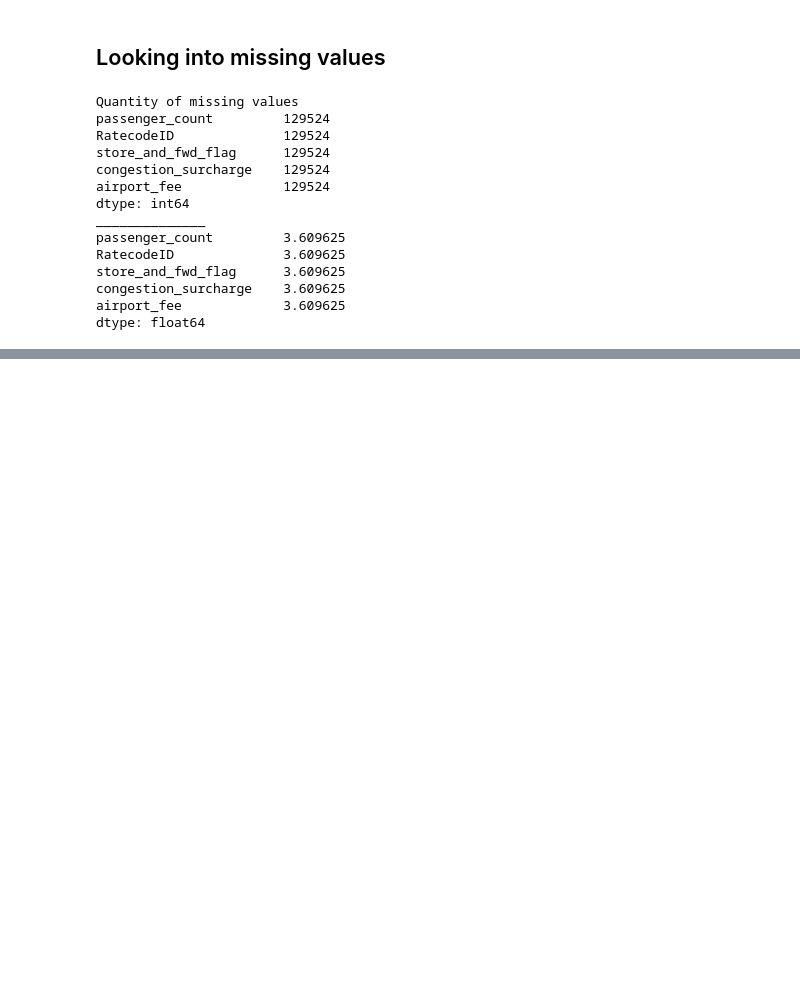
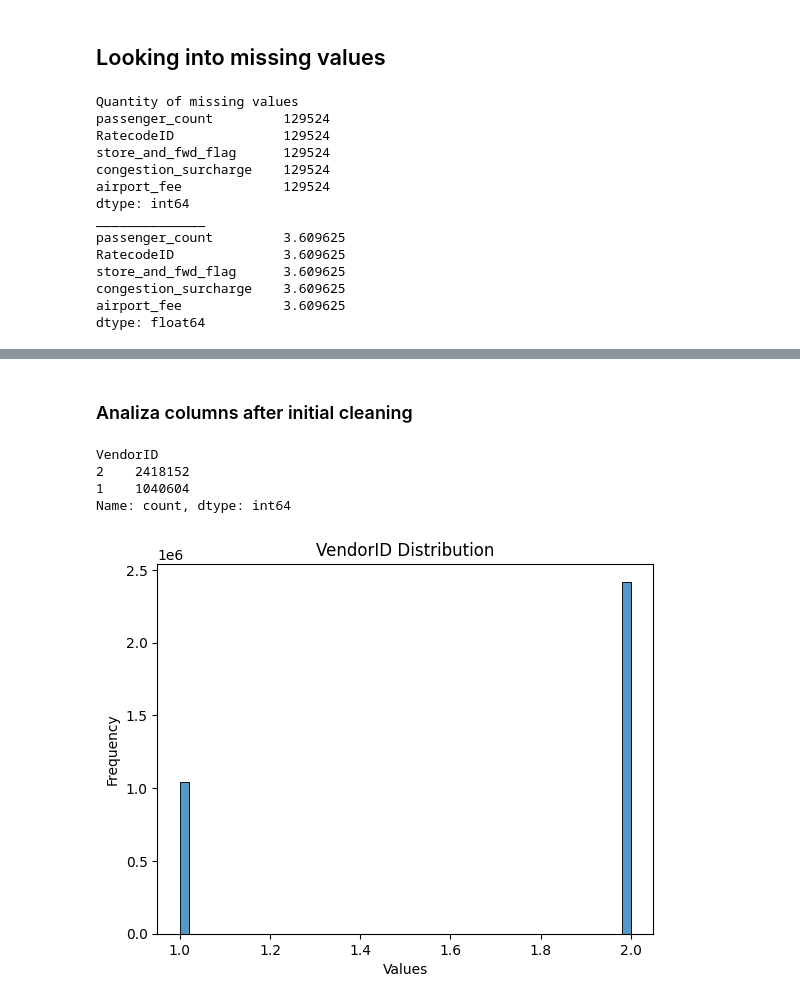
Before and after one commit to yulissateran/taxi-price-predictor, a Jupyter notebook: EDA-yuli.ipynb, the cells around one changed output, grey strips where cells are left out. Saved outputs shown, nothing was run; the diff lists cells and outputs as text; code cells hidden in the pictures; blank space fills up the shorter version.

Commit message:
add more initial cleaning to data and save in .csv file

```diff
--- a/EDA-yuli.ipynb
+++ b/EDA-yuli.ipynb
@@ -448,0 +444,9 @@ trips_with_missing_values.head()
+# %%
+# Remove rows with multiple empty columns, as they only represents 3% of the dataset
+trips = trips[trips['empty_columns'] == False]
+trips.drop(columns=['empty_columns'], inplace=True)
+# %%
+# Remove rows that are not from 2022
+# it is easy to visualize and analiza training data from the same month
+trips = trips[(trips['tpep_pickup_datetime'].dt.year == 2022) & (trips['tpep_dropoff_datetime'].dt.year == 2022)]
+trips.info()
@@ -448,0 +471,11 @@ trips_with_missing_values.head()
+# %% [markdown]
+### Analiza columns after initial cleaning
+# %%
+print(trips.VendorID.value_counts())
+plot_hist(trips['VendorID'], 'VendorID Distribution', 'Values', 'Frequency')
+# %% [output]
+VendorID
+2    2418152
+1    1040604
+Name: count, dtype: int64
+[figure, added]
```
Also changed, not shown: parts of 23 cells of this notebook, 1 other file.
